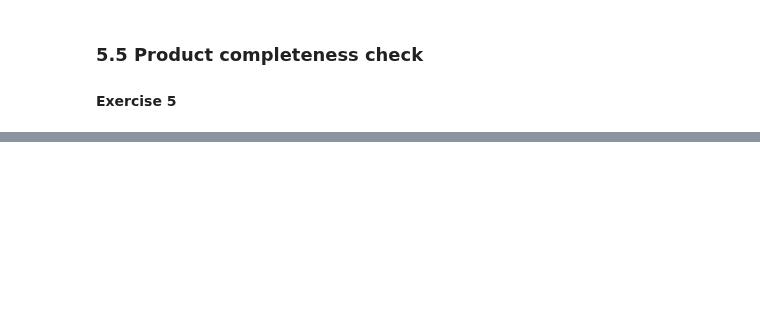
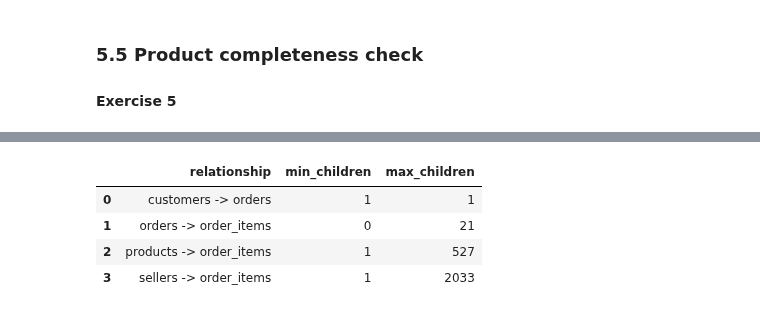
Before and after one commit to estifwonde1/kddm_lab, a Jupyter notebook: DWH_OLAP_Assignment_1_Notebook.ipynb, the cells around one changed output, grey strips where cells are left out. Saved outputs shown, nothing was run; the diff lists cells and outputs as text; code cells hidden in the pictures; blank space fills up the shorter version.

```diff
--- a/DWH_OLAP_Assignment_1_Notebook.ipynb
+++ b/DWH_OLAP_Assignment_1_Notebook.ipynb
@@ -355,0 +396,28 @@ SELECT 'write your query here'
+# %%
+q("""
+SELECT 'customers -> orders' AS relationship, min(n) AS min_children, max(n) AS max_children
+FROM (SELECT c.customer_id, count(o.order_id) AS n
+      FROM raw.customers c LEFT JOIN raw.orders o ON o.customer_id = c.customer_id
+      GROUP BY c.customer_id)
+UNION ALL
+SELECT 'orders -> order_items', min(n), max(n)
+FROM (SELECT o.order_id, count(i.order_id) AS n
+      FROM raw.orders o LEFT JOIN raw.order_items i ON i.order_id = o.order_id
+      GROUP BY o.order_id)
+UNION ALL
+SELECT 'products -> order_items', min(n), max(n)
+FROM (SELECT p.product_id, count(i.order_id) AS n
+      FROM raw.products p LEFT JOIN raw.order_items i ON i.product_id = p.product_id
+      GROUP BY p.product_id)
+UNION ALL
+SELECT 'sellers -> order_items', min(n), max(n)
+FROM (SELECT s.seller_id, count(i.order_id) AS n
+      FROM raw.sellers s LEFT JOIN raw.order_items i ON i.seller_id = s.seller_id
+      GROUP BY s.seller_id)
+""")
+# %% [output]
+|  | relationship | min_children | max_children |
+| 0 | customers -> orders | 1 | 1 |
+| 1 | orders -> order_items | 0 | 21 |
+| 2 | products -> order_items | 1 | 527 |
+| 3 | sellers -> order_items | 1 | 2033 |
```
Also changed, not shown: parts of 8 cells of this notebook, 1 other file.
